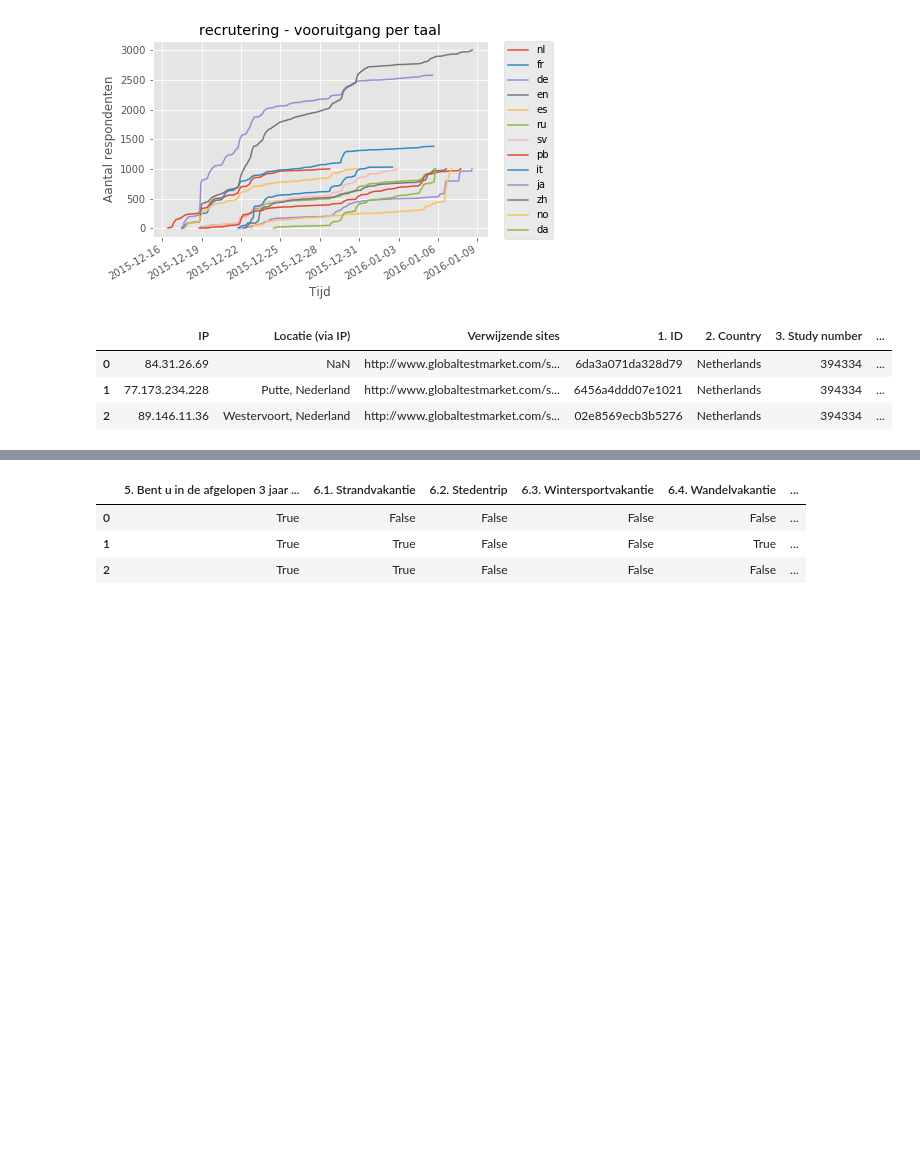
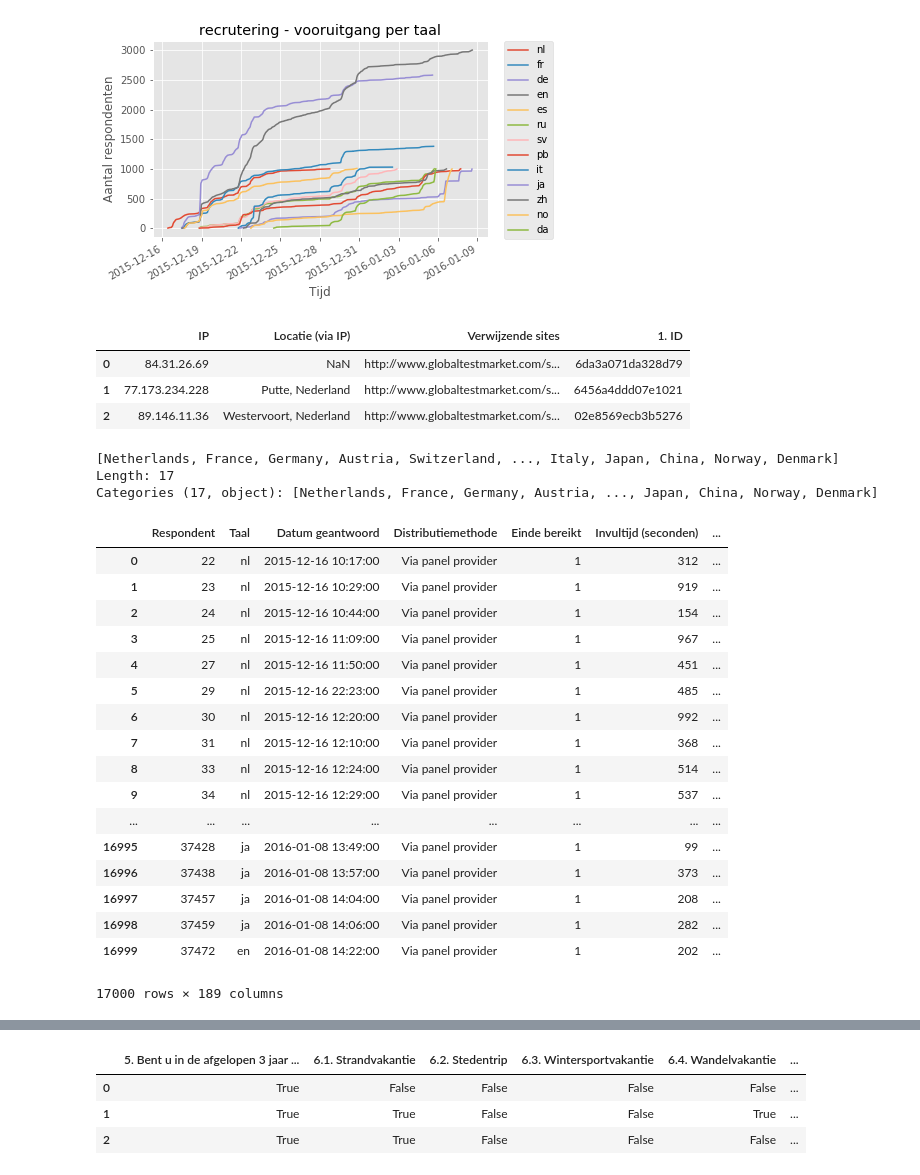
Before and after one commit to tomhostyn/VlMe2017, a Jupyter notebook: Initial exploration.ipynb, the cells around one changed output, grey strips where cells are left out. Saved outputs shown, nothing was run; the diff lists cells and outputs as text; code cells hidden in the pictures; blank space fills up the shorter version.

Commit message:
one-hot country code

```diff
--- a/Initial exploration.ipynb
+++ b/Initial exploration.ipynb
@@ -126,11 +111,49 @@ plt.gcf().autofmt_xdate()
 plt.show()
 # %% [output]
 [figure]
+# %%
+df.iloc[:3, 8:12]
+# %% [output]
+|  | IP | Locatie (via IP) | Verwijzende sites | 1. ID |
+| 0 | 84.31.26.69 | NaN | http://www.globaltestmarket.com/s... | 6da3a071da328d79 |
+| 1 | 77.173.234.228 | Putte, Nederland | http://www.globaltestmarket.com/s... | 6456a4ddd07e1021 |
+| 2 | 89.146.11.36 | Westervoort, Nederland | http://www.globaltestmarket.com/s... | 02e8569ecb3b5276 |
 # %%
 df["2. Country"] = raw_df["2. Country"].astype('category')
-df.iloc[:3, 8:15]
+df.iloc[:, 12].unique()
 # %% [output]
-|  | IP | Locatie (via IP) | Verwijzende sites | 1. ID | 2. Country | 3. Study number | ... |
-| 0 | 84.31.26.69 | NaN | http://www.globaltestmarket.com/s... | 6da3a071da328d79 | Netherlands | 394334 | ... |
-| 1 | 77.173.234.228 | Putte, Nederland | http://www.globaltestmarket.com/s... | 6456a4ddd07e1021 | Netherlands | 394334 | ... |
-| 2 | 89.146.11.36 | Westervoort, Nederland | http://www.globaltestmarket.com/s... | 02e8569ecb3b5276 | Netherlands | 394334 | ... |
+[Netherlands, France, Germany, Austria, Switzerland, ..., Italy, Japan, China, Norway, Denmark]
+Length: 17
+Categories (17, object): [Netherlands, France, Germany, Austria, ..., Japan, China, Norway, Denmark]
+# %%
+from sklearn import preprocessing
+#countries_as_int = pd.factorize(pd.Series(df["2. Country"]))[0]
+
+lb = preprocessing.LabelBinarizer()
+lb.fit(df["2. Country"])
+
+one_hot_array = lb.transform(df["2. Country"])
+column_names=["2.H Country - " + s for s in lb.classes_]
+one_hot_df = pd.DataFrame(one_hot_array, columns=column_names)
+
+xdf= pd.concat([df, one_hot_df], axis=1)
+xdf
+# %% [output]
+|  | Respondent | Taal | Datum geantwoord | Distributiemethode | Einde bereikt | Invultijd (seconden) | ... |
+| 0 | 22 | nl | 2015-12-16 10:17:00 | Via panel provider | 1 | 312 | ... |
+| 1 | 23 | nl | 2015-12-16 10:29:00 | Via panel provider | 1 | 919 | ... |
+| 2 | 24 | nl | 2015-12-16 10:44:00 | Via panel provider | 1 | 154 | ... |
+| 3 | 25 | nl | 2015-12-16 11:09:00 | Via panel provider | 1 | 967 | ... |
+| 4 | 27 | nl | 2015-12-16 11:50:00 | Via panel provider | 1 | 451 | ... |
+| 5 | 29 | nl | 2015-12-16 22:23:00 | Via panel provider | 1 | 485 | ... |
+| 6 | 30 | nl | 2015-12-16 12:20:00 | Via panel provider | 1 | 992 | ... |
+| 7 | 31 | nl | 2015-12-16 12:10:00 | Via panel provider | 1 | 368 | ... |
+| 8 | 33 | nl | 2015-12-16 12:24:00 | Via panel provider | 1 | 514 | ... |
+| 9 | 34 | nl | 2015-12-16 12:29:00 | Via panel provider | 1 | 537 | ... |
+| ... | ... | ... | ... | ... | ... | ... | ... |
+| 16995 | 37428 | ja | 2016-01-08 13:49:00 | Via panel provider | 1 | 99 | ... |
+| 16996 | 37438 | ja | 2016-01-08 13:57:00 | Via panel provider | 1 | 373 | ... |
+| 16997 | 37457 | ja | 2016-01-08 14:04:00 | Via panel provider | 1 | 208 | ... |
+| 16998 | 37459 | ja | 2016-01-08 14:06:00 | Via panel provider | 1 | 282 | ... |
+| 16999 | 37472 | en | 2016-01-08 14:22:00 | Via panel provider | 1 | 202 | ... |
+17000 rows × 189 columns
```
Also changed, not shown: parts of 7 cells of this notebook.
